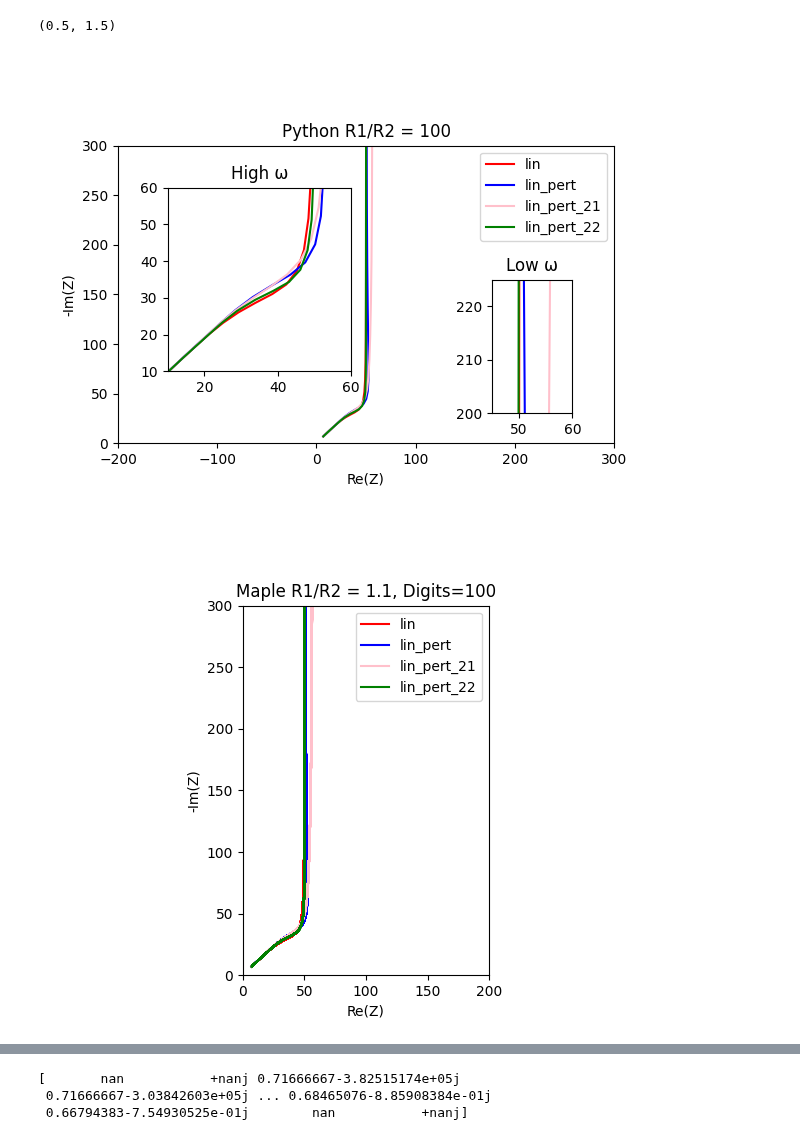
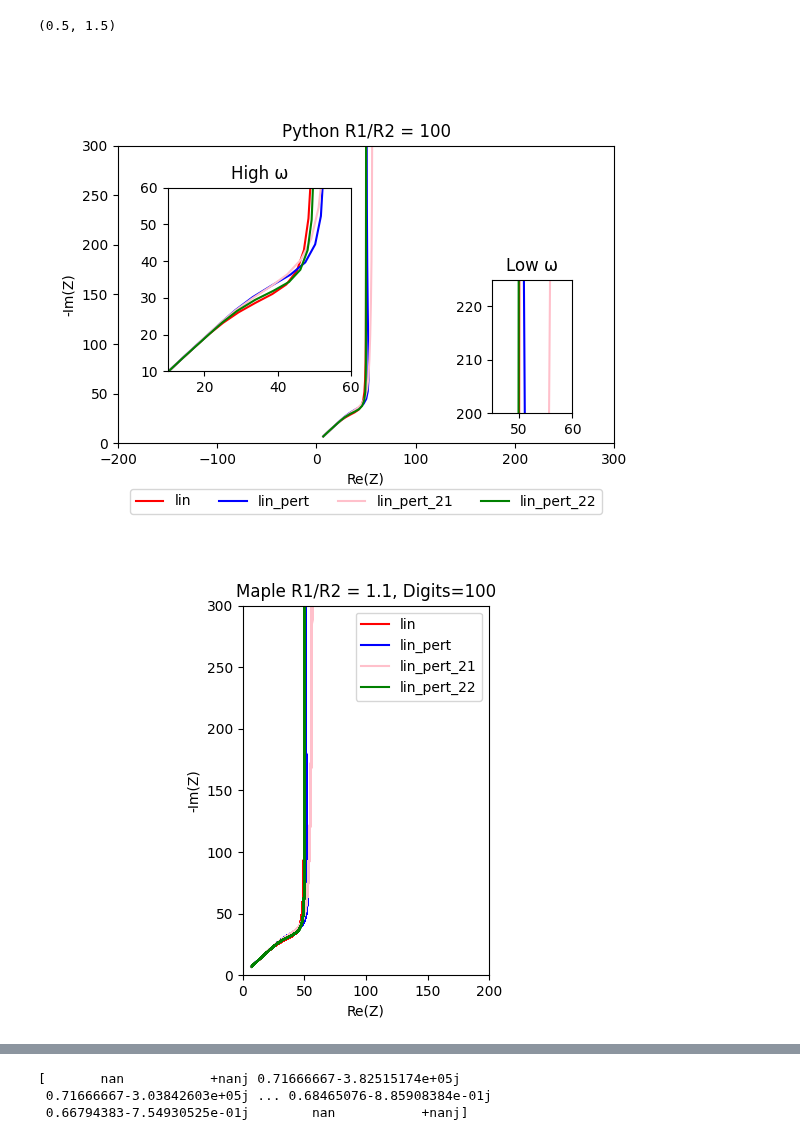
Before and after one commit to Yugal0/fitting-eis-inhomo-electrode, a Jupyter notebook: Linear mix.ipynb, the cells around one changed output, grey strips where cells are left out. Saved outputs shown, nothing was run; the diff lists cells and outputs as text; code cells hidden in the pictures.

```diff
--- a/Linear mix.ipynb
+++ b/Linear mix.ipynb
@@ -216,7 +216,7 @@ ax.plot(np.real(tlmlin_zert_pred/factor),-np.imag(tlmlin_zert_pred/factor),"b",l
 #ax.plot(np.real(tlmlin_mix_pred)/factor,-np.imag(tlmlin_mix_pred)/factor,"y",label="lin_mix")
 ax.plot(np.real(tlmlin_zert_21_pred)/factor,-np.imag(tlmlin_zert_21_pred)/factor,"pink",label="lin_pert_21")
 ax.plot(np.real(tlmlin_zert_22_pred)/factor,-np.imag(tlmlin_zert_22_pred)/factor,"g",label="lin_pert_22")
-ax.legend()
+ax.legend(loc="upper center",ncol=4,bbox_to_anchor=[0.5,-0.13])
 ax.set_xlabel("Re(Z)")
 ax.set_ylabel("-Im(Z)")
 ax.set_aspect("equal")
@@ -264,34 +264,34 @@ ax4.set_aspect("equal")
 ax4.set_xlim(0,200)
 ax4.set_ylim(0,300)
 
 # ax6= plt.figure().add_subplot()
 # ax6.set_title("maple_100_100_rerun")
 # ax6.plot(np.real(z_lin_maple_100_100),-np.imag(z_lin_maple_100_100),"r",label="lin")
 # ax6.plot(np.real(z_lin_pert_maple_100_100),-np.imag(z_lin_pert_maple_100_100),"b",label="lin_pert")
 # ax6.plot(np.real(z_lin_pert_21_maple_100_100),-np.imag(z_lin_pert_21_maple_100_100),"pink",label="lin_pert_21")
 # #ax6.plot(np.real(z_lin_pert_22_maple_100_100),-np.imag(z_lin_pert_22_maple_100_100),"g",label="lin_pert_22")
 # ax6.legend()
 # ax6.set_xlabel("Re(Z)")
 # ax6.set_ylabel("-Im(Z)")
 # ax6.set_aspect("equal")
 # ax6.set_xlim(-4,200)
 # ax6.set_ylim(-1,600)
 
 ax5= plt.figure().add_subplot()
 ax4.set_title("Maple R1/R2 = 1.1, Digits=100")
 ax5.plot(np.real(z_lin_maple_100_1_point_1),-np.imag(z_lin_maple_100_1_point_1),"r",label="lin")
 ax5.plot(np.real(z_lin_pert_maple_100_1_point_1),-np.imag(z_lin_pert_maple_100_1_point_1),"b",label="lin_pert")
 ax5.plot(np.real(z_lin_pert_21_maple_100_1_point_1),-np.imag(z_lin_pert_21_maple_100_1_point_1),"pink",label="lin_pert_21")
 ax5.plot(np.real(z_lin_pert_22_maple_100_1_point_1),-np.imag(z_lin_pert_22_maple_100_1_point_1),"g",label="lin_pert_22")
 ax5.legend()
 ax5.set_xlabel("Re(Z)")
 ax5.set_ylabel("-Im(Z)")
 ax5.set_aspect("equal")
 ax5.set_xlim(0.5,0.8)
 ax5.set_ylim(0.5,1.5)
 # %% [output]
 (0.5, 1.5)
-[figure, old version]
+[figure, new version]
 [figure]
 [figure]
 # %%
```
